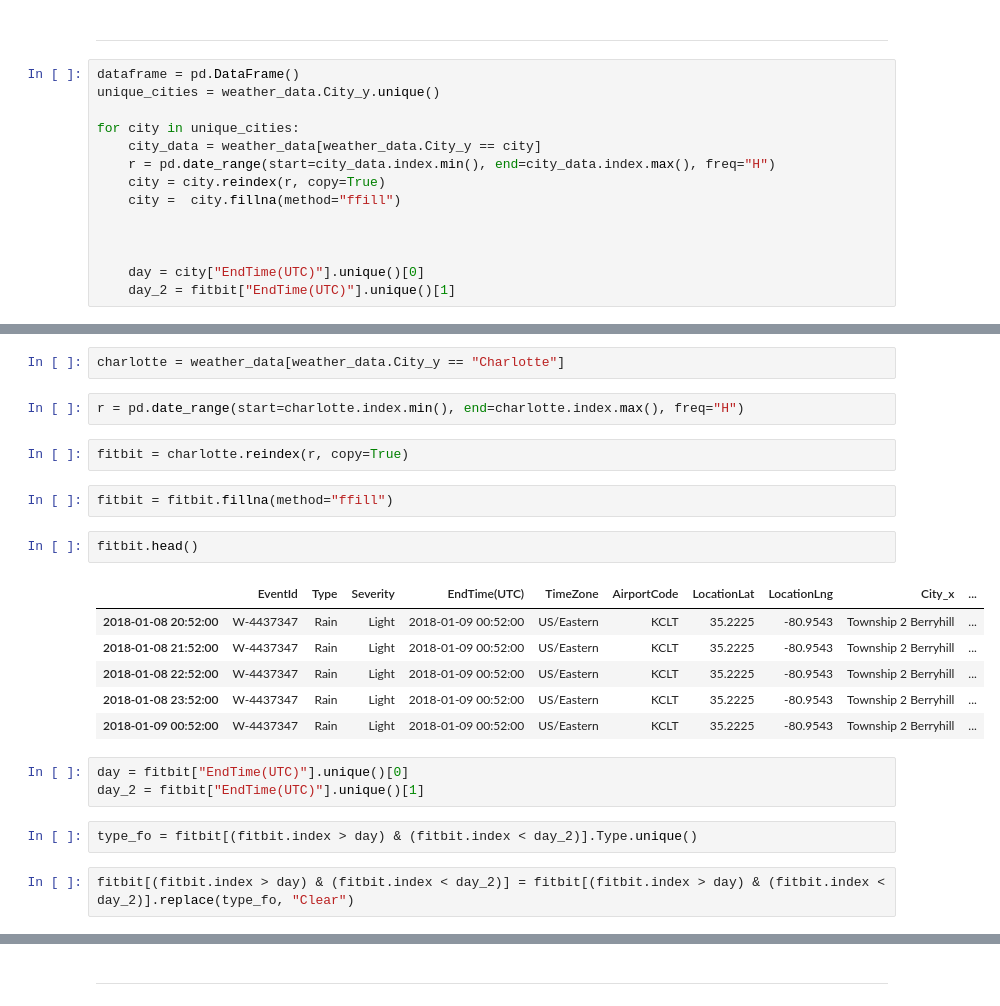
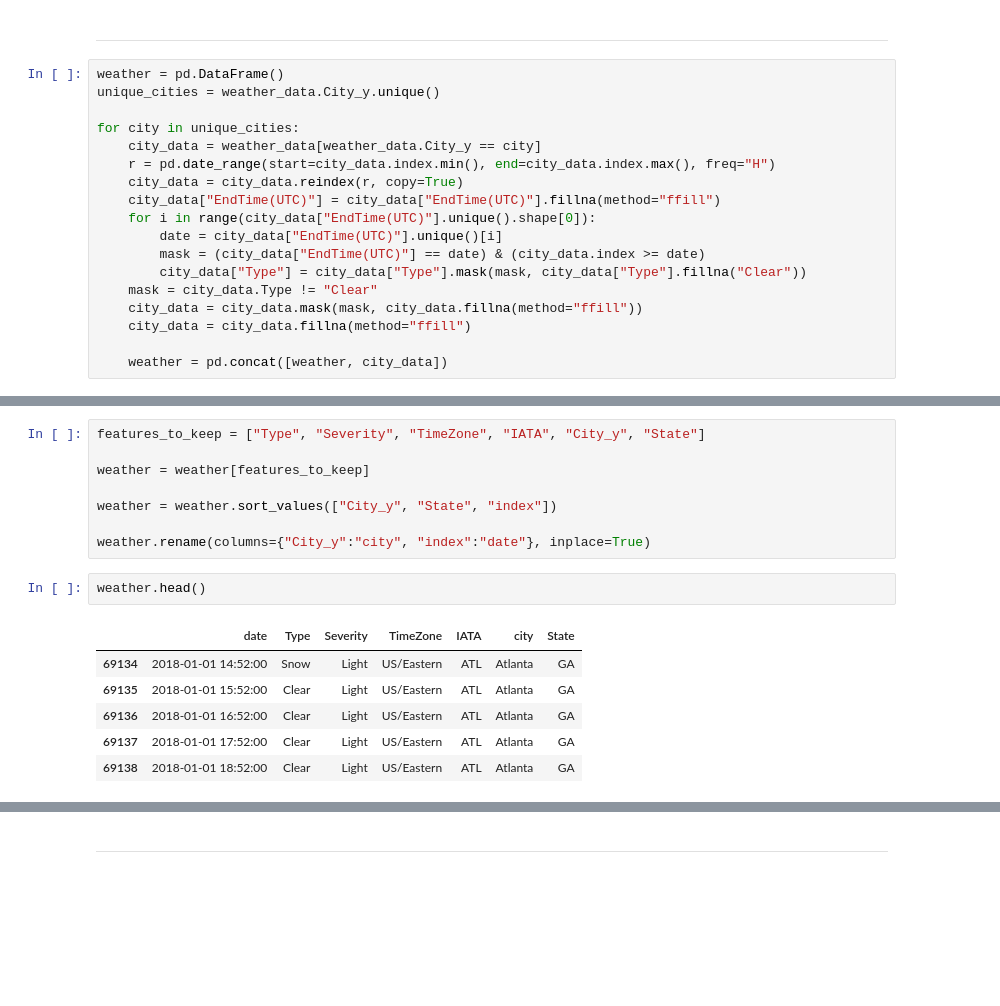
Before and after one commit to guedanie/flight_delay_predictor, a Jupyter notebook: weather_exploration.ipynb, the cells around one changed output, grey strips where cells are left out. Saved outputs shown, nothing was run; the diff lists cells and outputs as text; blank space fills up the shorter version.

Commit message:
finished preparing the weather data, ready to merge with the flight data

```diff
--- a/weather_exploration.ipynb
+++ b/weather_exploration.ipynb
@@ -115,16 +108,20 @@ weather_data.sort_values("City_y")
 # %% [markdown]
 ---
 # %%
-dataframe = pd.DataFrame()
+weather = pd.DataFrame()
 unique_cities = weather_data.City_y.unique()
 
 for city in unique_cities:
     city_data = weather_data[weather_data.City_y == city]
     r = pd.date_range(start=city_data.index.min(), end=city_data.index.max(), freq="H")
-    city = city.reindex(r, copy=True)
-    city =  city.fillna(method="ffill")
+    city_data = city_data.reindex(r, copy=True)
+    city_data["EndTime(UTC)"] = city_data["EndTime(UTC)"].fillna(method="ffill")
+    for i in range(city_data["EndTime(UTC)"].unique().shape[0]):
+        date = city_data["EndTime(UTC)"].unique()[i]
+        mask = (city_data["EndTime(UTC)"] == date) & (city_data.index >= date)
+        city_data["Type"] = city_data["Type"].mask(mask, city_data["Type"].fillna("Clear"))
+    mask = city_data.Type != "Clear"
+    city_data = city_data.mask(mask, city_data.fillna(method="ffill"))
+    city_data = city_data.fillna(method="ffill")
 
-
-
-    day = city["EndTime(UTC)"].unique()[0]
-    day_2 = fitbit["EndTime(UTC)"].unique()[1]
+    weather = pd.concat([weather, city_data])
@@ -135,24 +128,17 @@ fitbit["EndTime(UTC)"].unique()[0], fitbit["EndTime(UTC)"].unique()[1]
-# %%
-charlotte = weather_data[weather_data.City_y == "Charlotte"]
-# %%
-r = pd.date_range(start=charlotte.index.min(), end=charlotte.index.max(), freq="H")
-# %%
-fitbit = charlotte.reindex(r, copy=True)
-# %%
-fitbit = fitbit.fillna(method="ffill")
+# %%
+features_to_keep = ["Type", "Severity", "TimeZone", "IATA", "City_y", "State"]
+
+weather = weather[features_to_keep]
+
+weather = weather.sort_values(["City_y", "State", "index"])
+
+weather.rename(columns={"City_y":"city", "index":"date"}, inplace=True)
 # %%
-fitbit.head()
+weather.head()
 # %% [output]
-|  | EventId | Type | Severity | EndTime(UTC) | TimeZone | AirportCode | LocationLat | LocationLng | City_x | ... |
-| 2018-01-08 20:52:00 | W-4437347 | Rain | Light | 2018-01-09 00:52:00 | US/Eastern | KCLT | 35.2225 | -80.9543 | Township 2 Berryhill | ... |
-| 2018-01-08 21:52:00 | W-4437347 | Rain | Light | 2018-01-09 00:52:00 | US/Eastern | KCLT | 35.2225 | -80.9543 | Township 2 Berryhill | ... |
-| 2018-01-08 22:52:00 | W-4437347 | Rain | Light | 2018-01-09 00:52:00 | US/Eastern | KCLT | 35.2225 | -80.9543 | Township 2 Berryhill | ... |
-| 2018-01-08 23:52:00 | W-4437347 | Rain | Light | 2018-01-09 00:52:00 | US/Eastern | KCLT | 35.2225 | -80.9543 | Township 2 Berryhill | ... |
-| 2018-01-09 00:52:00 | W-4437347 | Rain | Light | 2018-01-09 00:52:00 | US/Eastern | KCLT | 35.2225 | -80.9543 | Township 2 Berryhill | ... |
+|  | date | Type | Severity | TimeZone | IATA | city | State |
+| 69134 | 2018-01-01 14:52:00 | Snow | Light | US/Eastern | ATL | Atlanta | GA |
+| 69135 | 2018-01-01 15:52:00 | Clear | Light | US/Eastern | ATL | Atlanta | GA |
+| 69136 | 2018-01-01 16:52:00 | Clear | Light | US/Eastern | ATL | Atlanta | GA |
+| 69137 | 2018-01-01 17:52:00 | Clear | Light | US/Eastern | ATL | Atlanta | GA |
+| 69138 | 2018-01-01 18:52:00 | Clear | Light | US/Eastern | ATL | Atlanta | GA |
-# %%
-day = fitbit["EndTime(UTC)"].unique()[0]
-day_2 = fitbit["EndTime(UTC)"].unique()[1]
-# %%
-type_fo = fitbit[(fitbit.index > day) & (fitbit.index < day_2)].Type.unique()
-# %%
-fitbit[(fitbit.index > day) & (fitbit.index < day_2)] = fitbit[(fitbit.index > day) & (fitbit.index < day_2)].replace(type_fo, "Clear")
```
Also changed, not shown: parts of 7 cells of this notebook.
